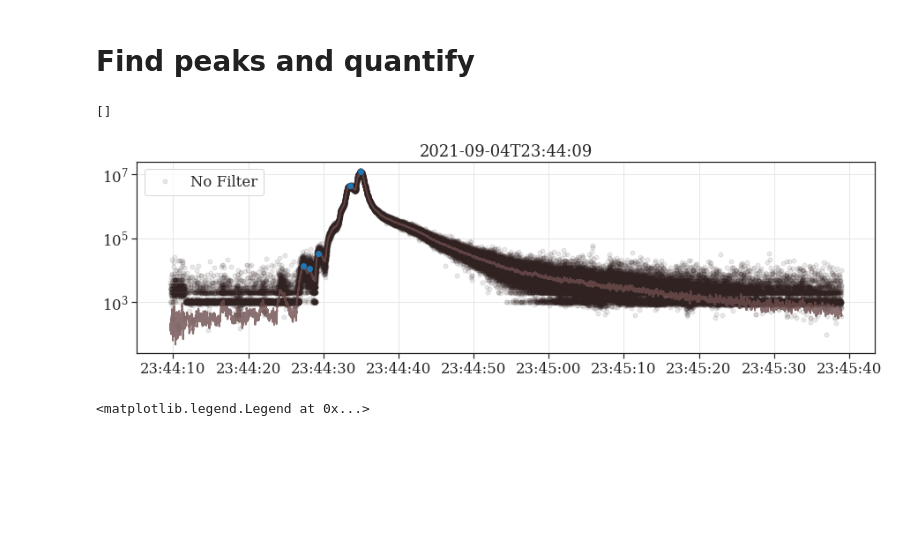
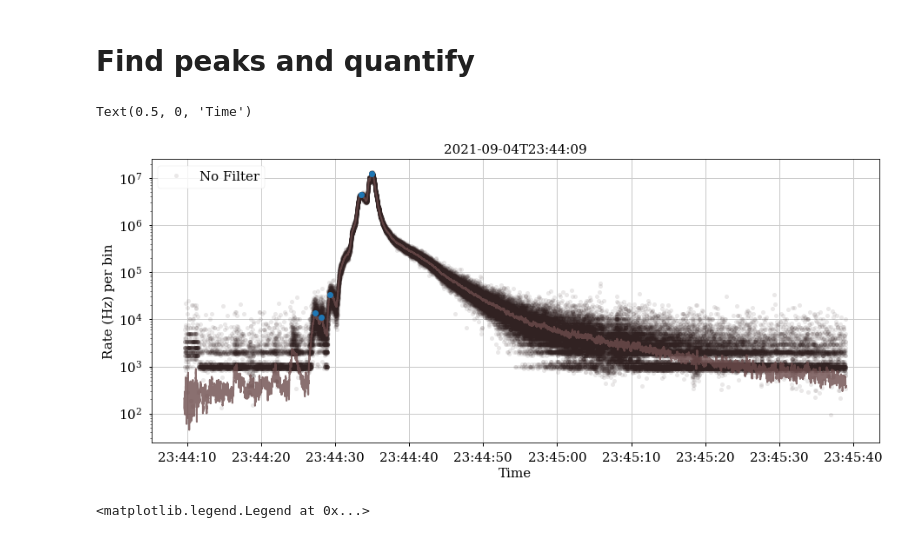
Before and after one commit to pone-software/strawb_package, a Jupyter notebook: examples/analysis_pmtspec.ipynb, the cells around one changed output. Saved outputs shown, nothing was run; the diff lists cells and outputs as text; code cells hidden in the pictures; blank space fills up the shorter version.

```diff
--- a/examples/analysis_pmtspec.ipynb
+++ b/examples/analysis_pmtspec.ipynb
@@ -125,3 +116,7 @@ Name: file_ok, dtype: object
 good_trb_series = pd.read_pickle(
     "/data/straw_b/processed_data/pmtspectrometer001/dataframes/20210901_good_trb_series.pickle"
 )
+# %%
+mask = np.array([True, True, False, True, False])
+weights = np.random.uniform(size=len(mask))
+np.count_nonzero(mask), weights
@@ -407,0 +513,22 @@ plt.plot(quantile_values.timestamp, quantile_values.q_50)
+# %%
+timestamp = np.datetime64("2021-09-04T00:00:00")
+mask = quantile_values.timestamp <= pd.Timestamp(timestamp, tz="utc")
+plt.plot(
+    quantile_values.timestamp[mask],
+    #f"day {quantile_values.timestamp[mask].day}, {quantile_values.timestamp[mask].hour} h",
+    quantile_values.q_90_weighted[mask],
+    marker="o",
+    label="90%",
+)
+plt.plot(
+    quantile_values.timestamp[mask],
+    #f"day {quantile_values.timestamp[mask].day}, {quantile_values.timestamp[mask].hour} h",
+    quantile_values.q_99_weighted[mask],
+    marker="o",
+    label="99%",
+)
+plt.ylabel("log(rate/Hz)")
+plt.xlabel("timestamp")
+plt.title("Hourly rate quantiles")
+plt.legend()
+plt.savefig("../no_git/plot_dump/rate_quantiles_per_hour.png")
@@ -451,9 +580,9 @@ for timestamp in selected_timestamps:
     mask &= db.dataframe.dateFrom >= pd.Timestamp(
         np.datetime64(timestamp, "h"), tz="UTC"
     )
-    mask &= db.dataframe.dateFrom < (pd.Timestamp(
-        np.datetime64(timestamp, "h"), tz="UTC"
-    ) + np.timedelta64(1, "h"))
+    mask &= db.dataframe.dateFrom < (
+        pd.Timestamp(np.datetime64(timestamp, "h"), tz="UTC") + np.timedelta64(1, "h")
+    )
     if not db.dataframe.synced[mask].all():
         db.update_db_and_load_files(
             db.dataframe[mask],
@@ -675,7 +805,7 @@ timemask = times_ns >= timestamp + np.timedelta64(0, "s")
 timemask &= times_ns <= timestamp + np.timedelta64(90, "s")
 masked_times_ns = times_ns[timemask]
 
-plt.figure(figsize=(15, 4))
+plt.figure(figsize=(15, 6))
 plt.title(timestamp)
 for ch in pmtspec.pmt_meta_data.channel_meta_array[
     pmtspec.pmt_meta_data.channel_meta_array["wavelength"] == 0
@@ -684,36 +814,40 @@ for ch in pmtspec.pmt_meta_data.channel_meta_array[
         masked_times_ns,
         pmtspec.trb_rates.rate.T[timemask][:, ch["index"]],
         color=wavelength_to_rgb(ch, gamma=0.4),
         label=ch["label"],
         marker="o",
         lw=0,
         alpha=0.1,
         ms=5,
     )
     smoothed_rate = uniform_filter1d(
         pmtspec.trb_rates.rate.T[timemask][:, ch["index"]], size=filter_N
     )
     plt.plot(
         masked_times_ns,
         smoothed_rate,
         color=change_color_ld(wavelength_to_rgb(ch, gamma=0.4), +0.2),
         lw=2,
         alpha=0.8,
     )
     peaks, prop = find_peaks(
         smoothed_rate,
         height=1e4,
         width=filter_N,
         distance=filter_N,
         rel_height=0.3
         # prominence=8E3
     )
-    plt.plot(masked_times_ns[peaks], smoothed_rate[peaks], marker="o", lw=0, color="tab:blue")
+    plt.plot(
+        masked_times_ns[peaks], smoothed_rate[peaks], marker="o", lw=0, color="tab:blue"
+    )
 plt.legend(loc=2, ncol=2)
 plt.semilogy()
+plt.ylabel("Rate (Hz) per bin")
+plt.xlabel("Time")
 # %% [output]
-[]
+Text(0.5, 0, 'Time')
-[figure, old version]
+[figure, new version]
 # %%
 pmtspec, timestamp = pmt_specs[1], selected_timestamps[1]
 
```
Also changed, not shown: parts of 20 cells of this notebook.
